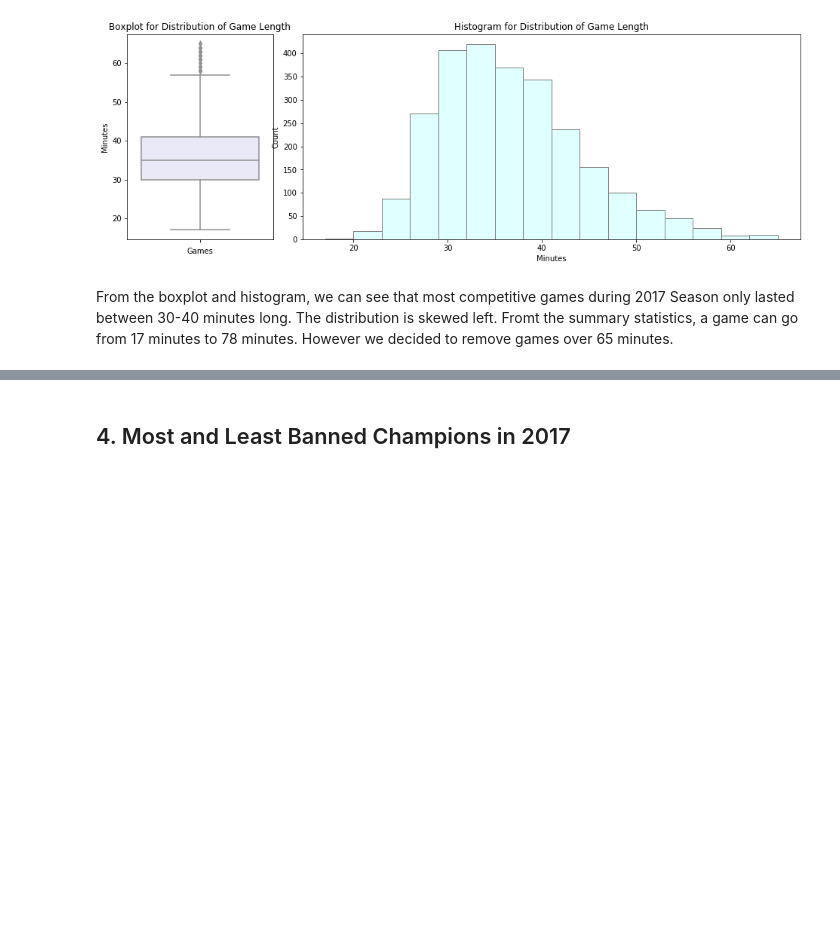
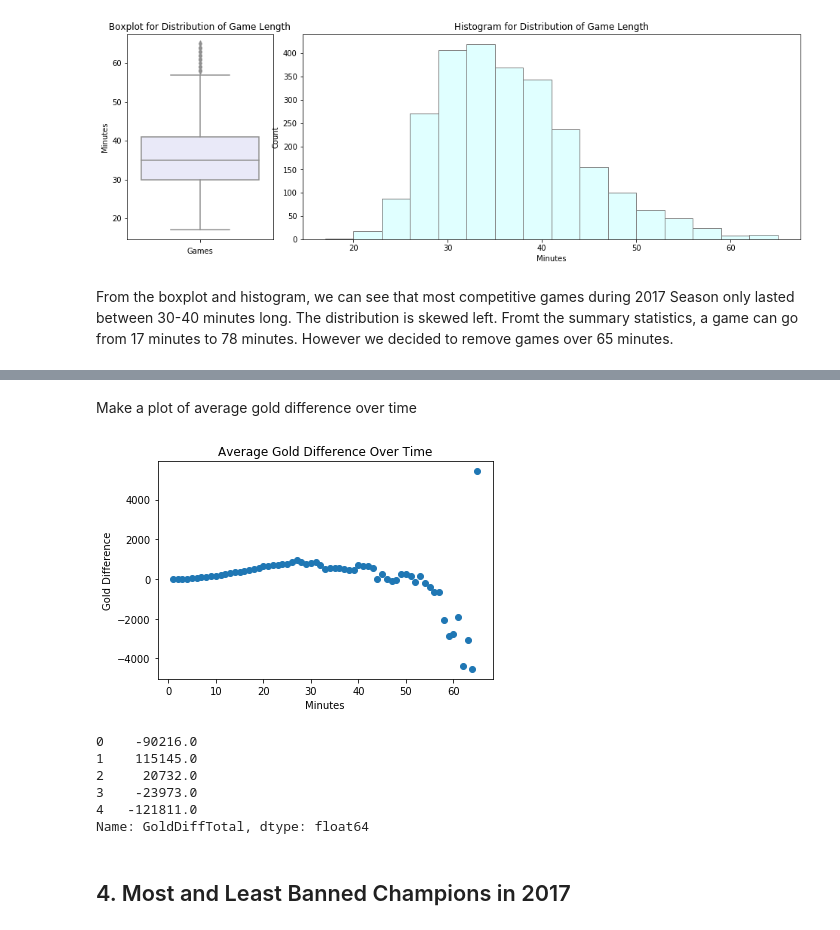
Before and after one commit to kaylindee/131_project, a Jupyter notebook: Stats 131 Final Project.ipynb, the cells around one changed output, grey strips where cells are left out. Saved outputs shown, nothing was run; the diff lists cells and outputs as text; code cells hidden in the pictures; blank space fills up the shorter version.

Commit message:
added gold

```diff
--- a/Stats 131 Final Project.ipynb
+++ b/Stats 131 Final Project.ipynb
@@ -105,0 +119,3 @@ gold = pd.read_csv('C:/Users/Kaylin/Documents/Data Sets/League of Legends/gold.c
+# %%
+y2017golddiff = y2017golddiff.iloc[:,2:67]
+y2017golddiff.describe()
@@ -105,0 +135,6 @@ gold = pd.read_csv('C:/Users/Kaylin/Documents/Data Sets/League of Legends/gold.c
+# %%
+y2017golddiff_df = pd.DataFrame(y2017golddiff.describe())
+y2017golddiff_mean = y2017golddiff_df.loc['mean']
+# %%
+y2017golddiff_mean = pd.DataFrame(y2017golddiff_mean)
+y2017golddiff_mean.head() #should match the describe() means
@@ -105,0 +148,5 @@ gold = pd.read_csv('C:/Users/Kaylin/Documents/Data Sets/League of Legends/gold.c
+# %%
+y2017golddiff_mean.reset_index(level=0, inplace=True)
+y2017golddiff_mean.index = y2017golddiff_mean.index + 1
+
+y2017golddiff_mean.head()
@@ -106,3 +160,23 @@ gold = pd.read_csv('C:/Users/Kaylin/Documents/Data Sets/League of Legends/gold.c
+# %% [markdown]
+Make a plot of average gold difference over time
+# %%
+plt.scatter(x = y2017golddiff_mean.index, y = y2017golddiff_mean['mean'])
+plt.title('Average Gold Difference Over Time')
+plt.xlabel('Minutes')
+plt.ylabel('Gold Difference')
+plt.show()
+# %% [output]
+[figure, added]
+# %%
+y2017golddiff['GoldDiffTotal'] = y2017golddiff.sum(axis = 1)
+print(y2017golddiff.GoldDiffTotal.head())
+# %% [output]
+0    -90216.0
+1    115145.0
+2     20732.0
+3    -23973.0
+4   -121811.0
+Name: GoldDiffTotal, dtype: float64
 # %% [markdown]
 ## 4. Most and Least Banned Champions in 2017
 # %%
```
Also changed, not shown: parts of 43 cells of this notebook.
